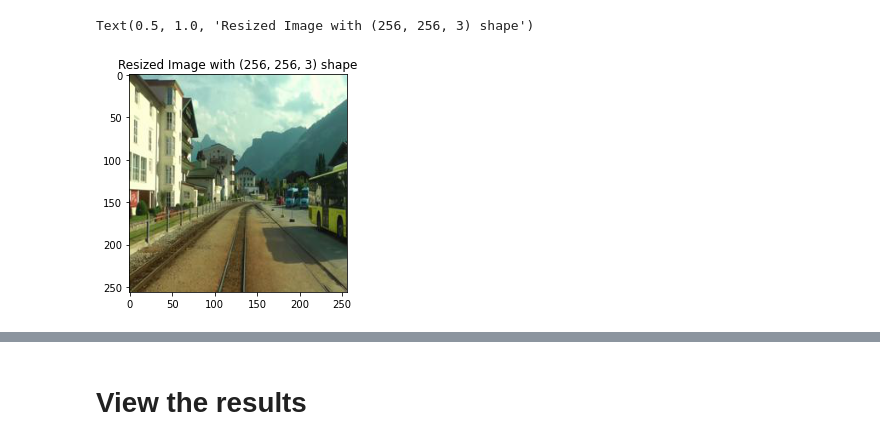
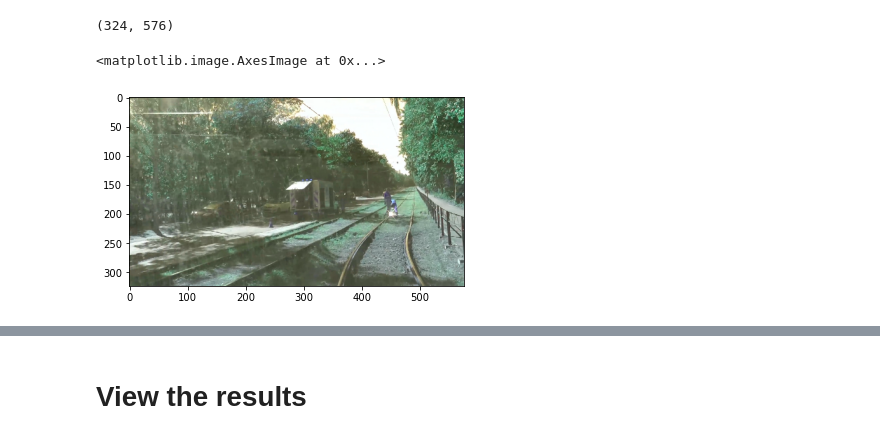
Before and after one commit to khoadaniel/vegetation-detection-railways, a Jupyter notebook: Hina/ROI_on_singleimage.ipynb, the cells around one changed output, grey strips where cells are left out. Drawn from its saved outputs; the diff is of its cells as text; code cells hidden in the pictures.

```diff
--- a/Hina/ROI_on_singleimage.ipynb
+++ b/Hina/ROI_on_singleimage.ipynb
@@ -57,6 +68,9 @@ Text(0.5, 1.0, 'Original Image with (1080, 1920, 3) shape')
-# %%
-plt.imshow(image_resized)
-plt.title('Resized Image with '+ str(image_resized.shape)+' shape')
-# %% [output]
-Text(0.5, 1.0, 'Resized Image with (256, 256, 3) shape')
-[figure, removed]
+# %%
+mask_original_cv2_veg_resize.shape
+# %% [output]
+(324, 576)
+# %%
+plt.imshow(image_cv2_resize)
+# %% [output]
+<matplotlib.image.AxesImage at 0x...>
+[figure, added]
```
Also changed, not shown: parts of 23 cells of this notebook, 1 other file.
